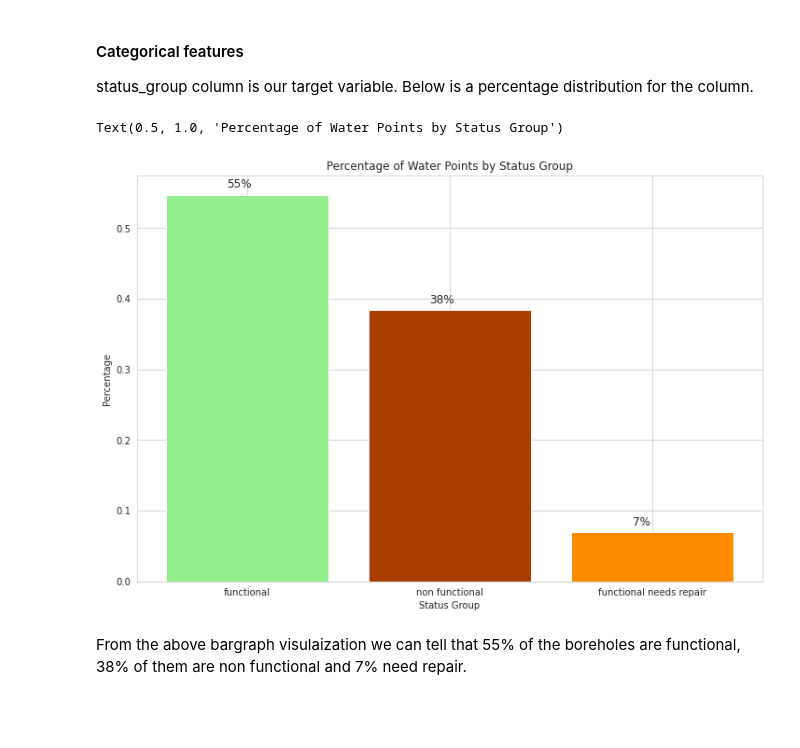
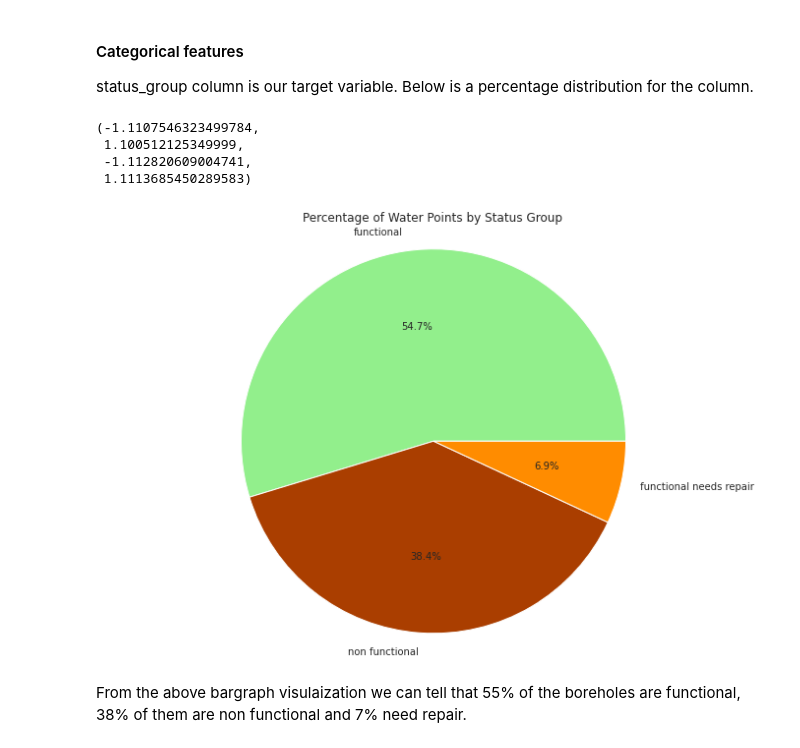
Before and after one commit to GraceRotich/Condition-of-Water-well-predictor, a Jupyter notebook: Condition_Water_well_predictor.ipynb, the cells around one changed output. Drawn from its saved outputs; the diff is of its cells as text; code cells hidden in the pictures; blank space fills up the shorter version.

```diff
--- a/Condition_Water_well_predictor.ipynb
+++ b/Condition_Water_well_predictor.ipynb
@@ -485,27 +485,30 @@ tanz_df.describe()
 status_group column is our target variable.
 Below is a percentage distribution for the column.
 # %%
-# Define the colors for the bars
+# Define the colors for the pie chart
 colors = ['#92ef8c', '#aa3e00', '#ff8c00']
 
-# Calculate the value counts of the 'status_group' column as a percentage
+# Calculate the value counts of the 'tatus_group' column as a percentage
 counts = tanz_df['status_group'].value_counts(normalize=True)
 
-# Create the bar graph
+# Create the pie chart
 fig, ax = plt.subplots(figsize=(12,8))
-ax.bar(counts.index, counts.values, color=colors)
+wedges, texts, autotexts = ax.pie(counts.values, labels=None, colors=colors, autopct='%1.1f%%')
 
-# Add the percentage values to the top of each bar
-for i, v in enumerate(counts):
-    ax.text(i-0.1, v+0.01, f"{v:.0%}", fontsize=12)
+# Create a legend
+ax.legend(wedges, counts.index, title="Status Group", loc="upper right", bbox_to_anchor=(1.3, 1))
 
-# Set the axis labels and title
-ax.set_xlabel('Status Group')
-ax.set_ylabel('Percentage')
+# Set the title
 ax.set_title('Percentage of Water Points by Status Group')
+
+# Equal aspect ratio ensures that pie is drawn as a circle
+ax.axis('equal')
 # %% [output]
-Text(0.5, 1.0, 'Percentage of Water Points by Status Group')
+(-1.1107546323499784,
+ 1.100512125349999,
+ -1.112820609004741,
+ 1.1113685450289583)
-[figure, old version]
+[figure, new version]
 # %% [markdown]
 From the above bargraph visulaization we can tell that 55% of the boreholes are functional, 38% of them are non functional and 7% need repair.
 # %%
```
Also changed, not shown: parts of 13 cells of this notebook.
